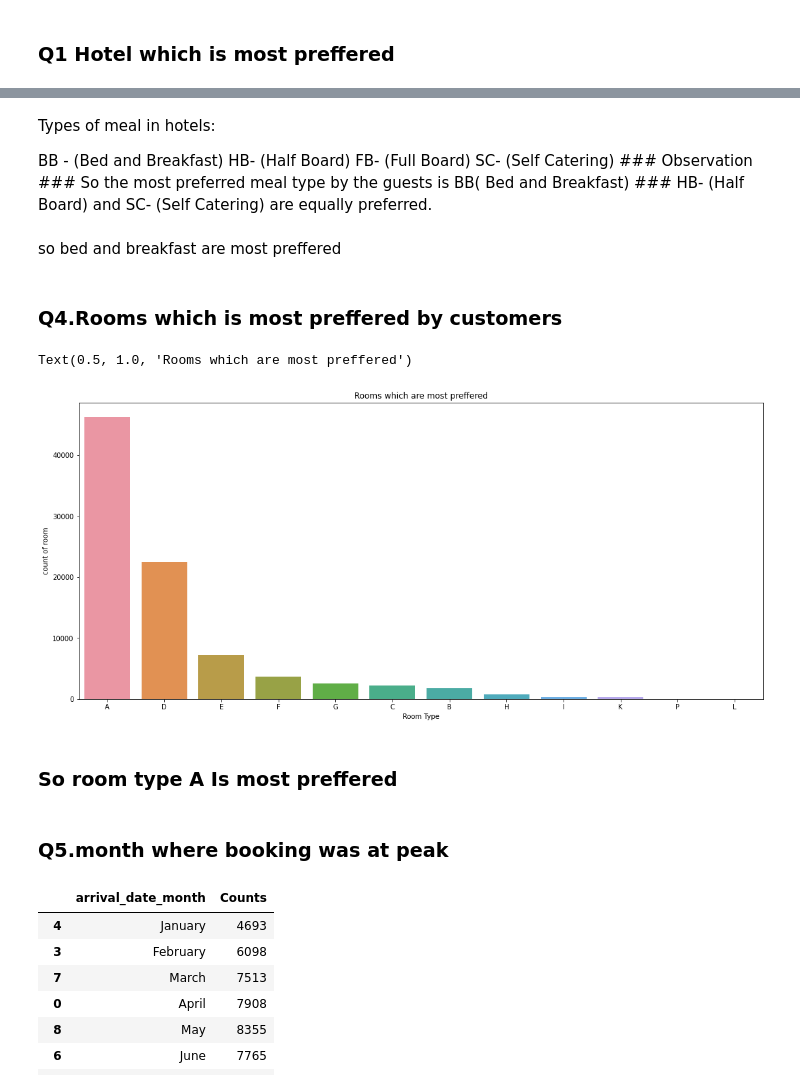
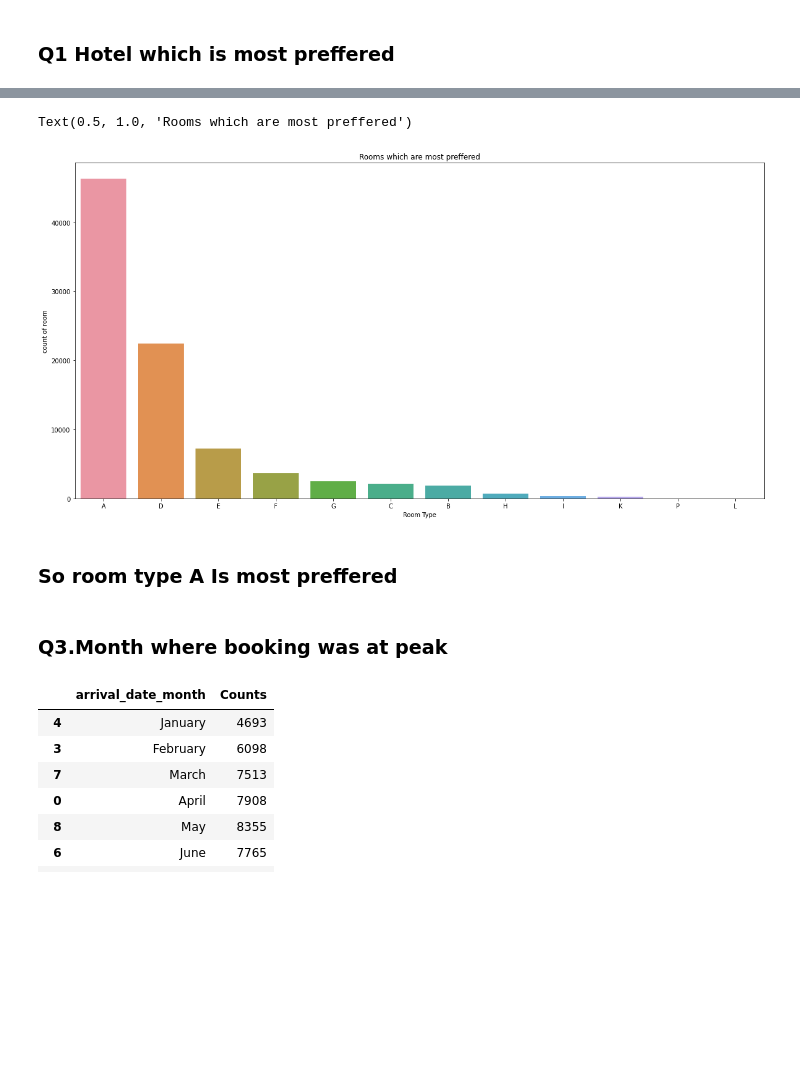
Before and after one commit to lalan07/EDA-TESLA-CODE-PROJECT, a Jupyter notebook: project_new_ipynd.ipynb, the cells around one changed output, grey strips where cells are left out. Saved outputs shown, nothing was run; the diff lists cells and outputs as text; code cells hidden in the pictures; blank space fills up the shorter version.

```diff
--- a/project_new_ipynd.ipynb
+++ b/project_new_ipynd.ipynb
@@ -47,4 +44,0 @@ df= hotel_df.copy()
-# %%
-null_columns=['agent','children','company']
-for colm in null_columns:
-  df[colm].fillna(0,inplace=True)
@@ -166,32 +135,21 @@ Text(0.5, 1.0, 'Preferred Meal Type')
-# %% [markdown]
-Types of meal in hotels:
-
-BB - (Bed and Breakfast)
-HB- (Half Board)
-FB- (Full Board)
-SC- (Self Catering) ### Observation ### So the most preferred meal type by the guests is BB( Bed and Breakfast) ### HB- (Half Board) and SC- (Self Catering) are equally preferred.
-# %% [markdown]
-so bed and breakfast are most preffered
-# %% [markdown]
-### **Q4.Rooms which is most preffered by customers**
 # %%
-# size of plot
-plt.figure(figsize=(18,8))
-#plot the graph
+# PLOT SIXE
+plt.figure(figsize=(20,10))
+# GRAPH PLOT
 sns.countplot(x=df['assigned_room_type'],order=df['assigned_room_type'].value_counts().index)
-#  setting x coordinate
+#  X COORDINATE SETTING
 plt.xlabel('Room Type')
-#  setting y coordinate
+#  Y COORDINATE SETTING
 plt.ylabel('count of room')
-#setting plot title
+# TITTLE
 plt.title("Rooms which are most preffered")
 # %% [output]
 Text(0.5, 1.0, 'Rooms which are most preffered')
-[figure, old version]
+[figure, new version]
 # %% [markdown]
 ### So room type A Is most preffered
 # %% [markdown]
-### **Q5.month where booking was at peak**
+### **Q3.Month where booking was at peak**
 # %%
 # groupby arrival_date_month and taking the hotel count
 bookings_by_months_df=df.groupby(['arrival_date_month'])['hotel'].count().reset_index().rename(columns={'hotel':"Counts"})
```
Also changed, not shown: parts of 25 cells of this notebook.
